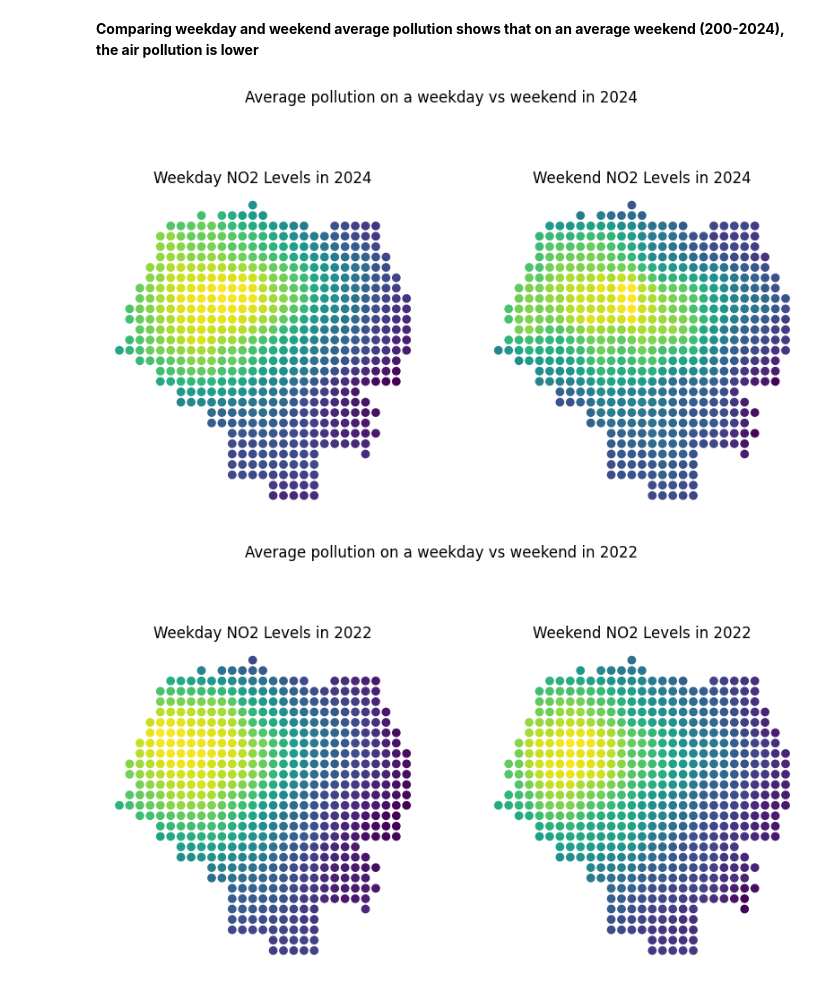
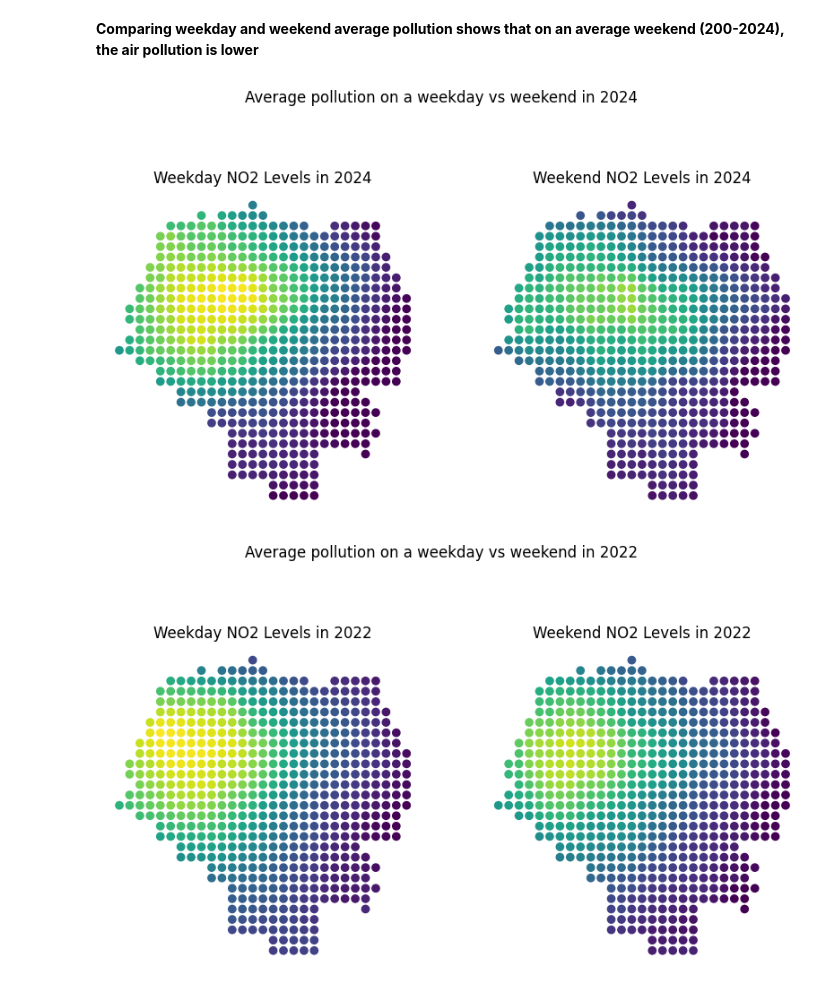
Before and after one commit to datapartnership/ethiopia-economic-monitoring, a Jupyter notebook: notebooks/air-pollution/air_pollution.ipynb, the cells around one changed output. Saved outputs shown, nothing was run; the diff lists cells and outputs as text; code cells hidden in the pictures.

```diff
--- a/notebooks/air-pollution/air_pollution.ipynb
+++ b/notebooks/air-pollution/air_pollution.ipynb
@@ -617,32 +617,32 @@ weekends = df[df['week_group']=='weekend']
 # %%
 import matplotlib.pyplot as plt
 
 fig, ax = plt.subplots(1,2, figsize=(10,6))
-analysis.convert_to_gdf(weekdays[weekdays['event_date']=='2024-01-01']).plot(column='NO2', ax=ax[0])
+analysis.convert_to_gdf(weekdays[weekdays['event_date']=='2024-01-01']).plot(column='NO2', ax=ax[0], vmin=weekdays[weekdays['event_date']=='2022-01-01']['NO2'].min(), vmax = weekdays[weekdays['event_date']=='2024-01-01']['NO2'].max())
 ax[0].set_title('Weekday NO2 Levels in 2024')
 
 ax[0].set_xticks([]); ax[0].set_yticks([]); ax[0].spines[:].set_visible(False); ax[0].grid(False)
 
-analysis.convert_to_gdf(weekends[weekends['event_date']=='2024-01-01']).plot(column='NO2', ax=ax[1])
+analysis.convert_to_gdf(weekends[weekends['event_date']=='2024-01-01']).plot(column='NO2', ax=ax[1], vmin=weekdays[weekdays['event_date']=='2022-01-01']['NO2'].min(), vmax = weekdays[weekdays['event_date']=='2024-01-01']['NO2'].max())
 ax[1].set_title('Weekend NO2 Levels in 2024')
 ax[1].set_xticks([]); ax[1].set_yticks([]); ax[1].spines[:].set_visible(False); ax[1].grid(False)
 
 plt.suptitle('Average pollution on a weekday vs weekend in 2024');
 # %% [output]
-[figure, old version]
+[figure, new version]
 # %%
 import matplotlib.pyplot as plt
 
 fig, ax = plt.subplots(1,2, figsize=(10,6))
-analysis.convert_to_gdf(weekdays[weekdays['event_date']=='2022-01-01']).plot(column='NO2', ax=ax[0])
+analysis.convert_to_gdf(weekdays[weekdays['event_date']=='2022-01-01']).plot(column='NO2', ax=ax[0], vmin=weekdays[weekdays['event_date']=='2022-01-01']['NO2'].min(), vmax = weekdays[weekdays['event_date']=='2022-01-01']['NO2'].max())
 ax[0].set_title('Weekday NO2 Levels in 2022')
 
 ax[0].set_xticks([]); ax[0].set_yticks([]); ax[0].spines[:].set_visible(False); ax[0].grid(False)
 
-analysis.convert_to_gdf(weekends[weekends['event_date']=='2022-01-01']).plot(column='NO2', ax=ax[1])
+analysis.convert_to_gdf(weekends[weekends['event_date']=='2022-01-01']).plot(column='NO2', ax=ax[1], vmin=weekdays[weekdays['event_date']=='2022-01-01']['NO2'].min(), vmax = weekdays[weekdays['event_date']=='2022-01-01']['NO2'].max())
 ax[1].set_title('Weekend NO2 Levels in 2022')
 ax[1].set_xticks([]); ax[1].set_yticks([]); ax[1].spines[:].set_visible(False); ax[1].grid(False)
 
 plt.suptitle('Average pollution on a weekday vs weekend in 2022');
 # %% [output]
-[figure, old version]
+[figure, new version]
```
Also changed, not shown: parts of 3 cells of this notebook, 2 other files.
